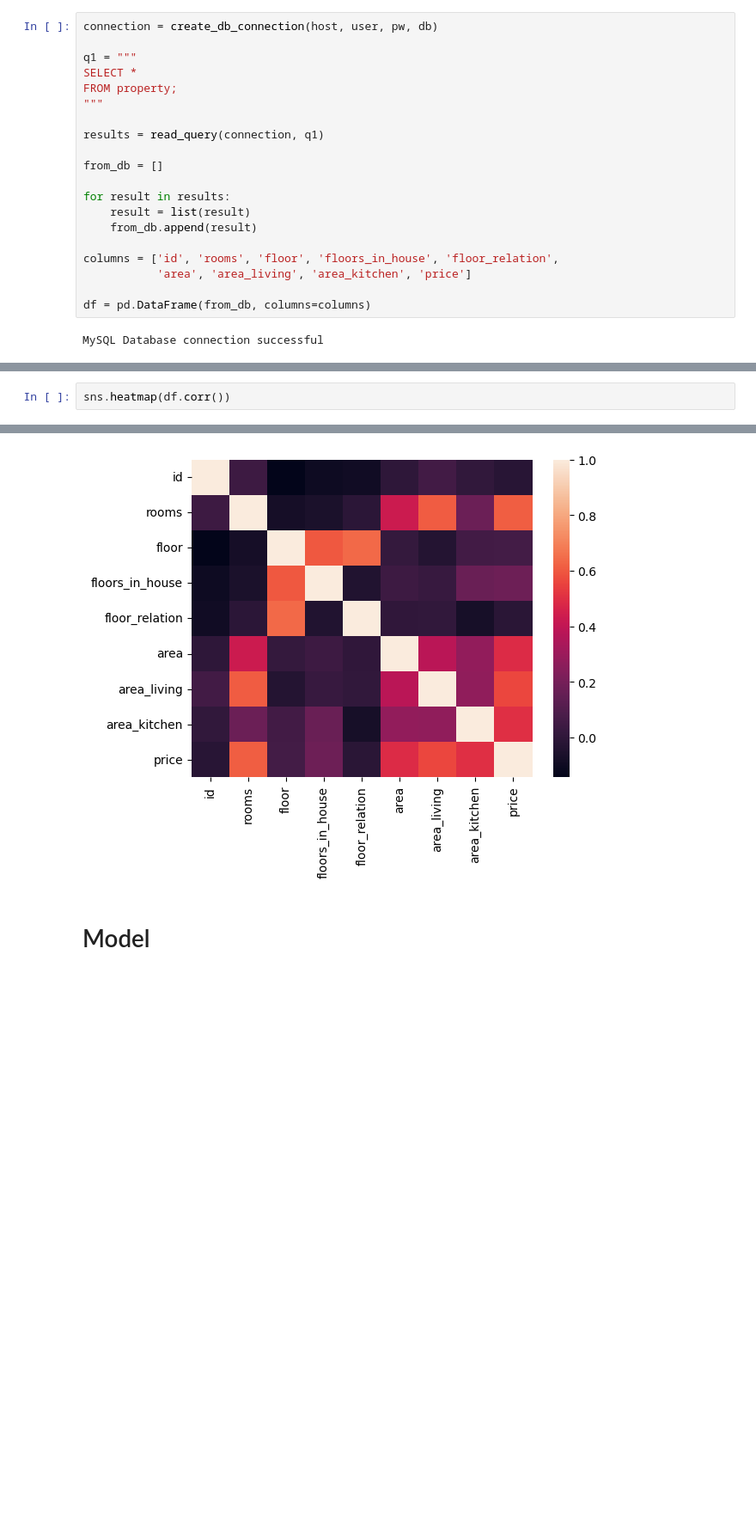
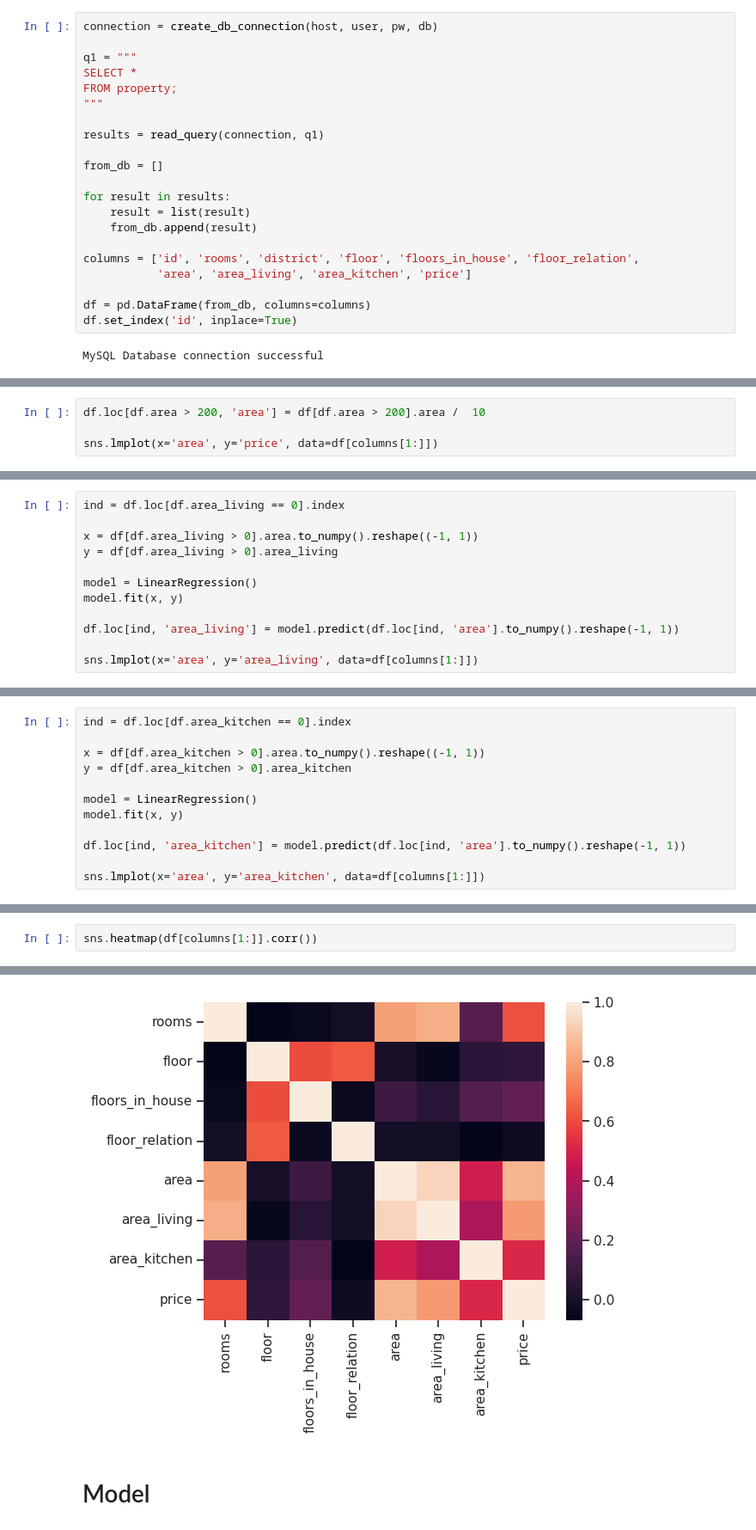
Before and after one commit to zernovga/squirrel_digital, a Jupyter notebook: model.ipynb, the cells around one changed output, grey strips where cells are left out. Shown at 86% size. Drawn from its saved outputs; the diff is of its cells as text; blank space fills up the shorter version.

```diff
--- a/model.ipynb
+++ b/model.ipynb
@@ -65,10 +68,11 @@ for result in results:
     result = list(result)
     from_db.append(result)
 
-columns = ['id', 'rooms', 'floor', 'floors_in_house', 'floor_relation',
+columns = ['id', 'rooms', 'district', 'floor', 'floors_in_house', 'floor_relation',
            'area', 'area_living', 'area_kitchen', 'price']
 
 df = pd.DataFrame(from_db, columns=columns)
+df.set_index('id', inplace=True)
 # %% [output]
 MySQL Database connection successful
 # %%
@@ -115,0 +131,4 @@ df.describe()
+# %%
+df.loc[df.area > 200, 'area'] = df[df.area > 200].area /  10
+
+sns.lmplot(x='area', y='price', data=df[columns[1:]])
@@ -115,0 +143,12 @@ df.describe()
+# %%
+ind = df.loc[df.area_living == 0].index
+
+x = df[df.area_living > 0].area.to_numpy().reshape((-1, 1))
+y = df[df.area_living > 0].area_living
+
+model = LinearRegression()
+model.fit(x, y)
+
+df.loc[ind, 'area_living'] = model.predict(df.loc[ind, 'area'].to_numpy().reshape(-1, 1))
+
+sns.lmplot(x='area', y='area_living', data=df[columns[1:]])
@@ -115,0 +158,12 @@ df.describe()
+# %%
+ind = df.loc[df.area_kitchen == 0].index
+
+x = df[df.area_kitchen > 0].area.to_numpy().reshape((-1, 1))
+y = df[df.area_kitchen > 0].area_kitchen
+
+model = LinearRegression()
+model.fit(x, y)
+
+df.loc[ind, 'area_kitchen'] = model.predict(df.loc[ind, 'area'].to_numpy().reshape(-1, 1))
+
+sns.lmplot(x='area', y='area_kitchen', data=df[columns[1:]])
@@ -116,7 +183,7 @@ df.describe()
 # %%
-sns.heatmap(df.corr())
+sns.heatmap(df[columns[1:]].corr())
 # %% [output]
 <Axes: >
-[figure, old version]
+[figure, new version]
 # %% [markdown]
 # Model
```
Also changed, not shown: parts of 26 cells of this notebook, 2 other files.
